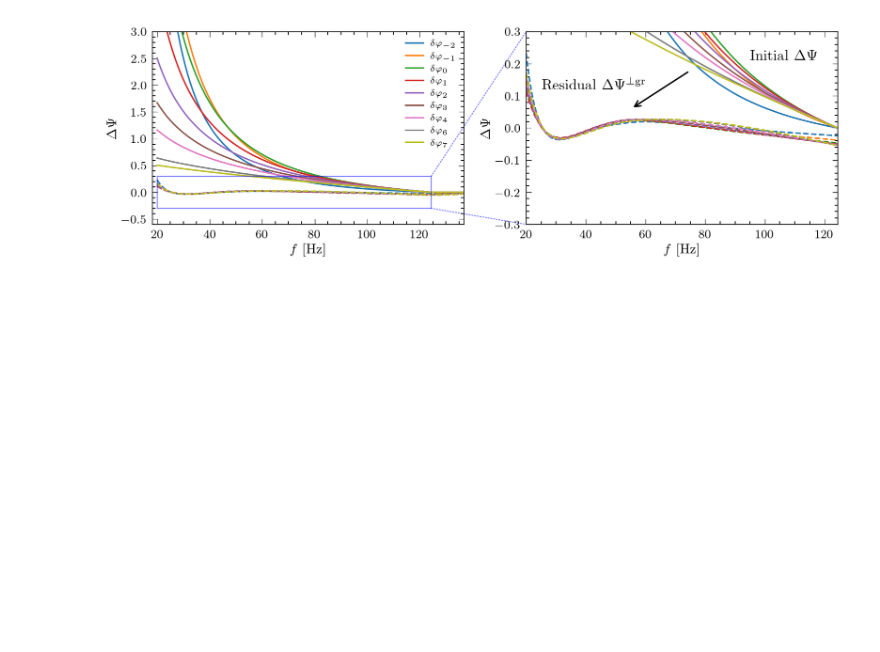
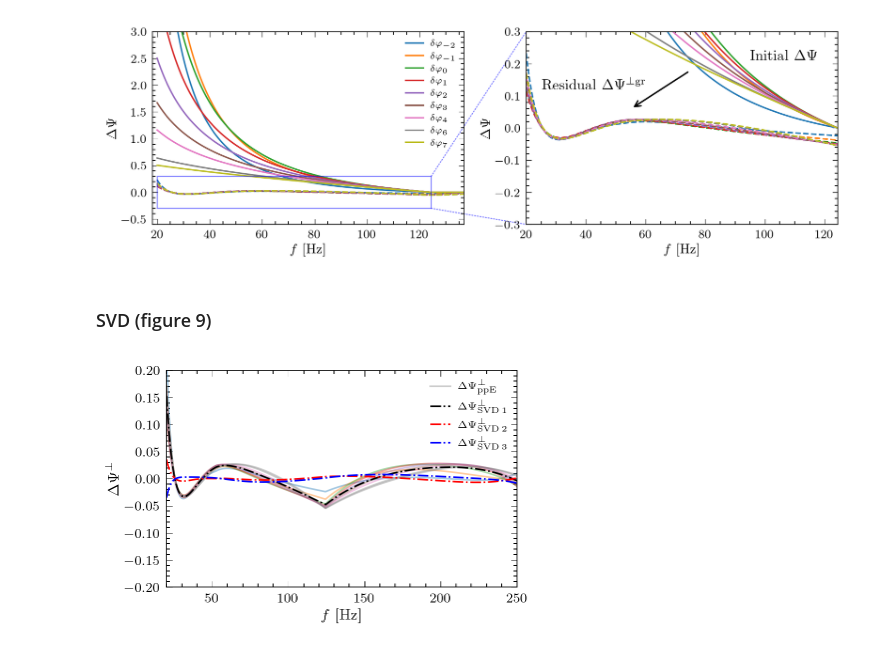
Before and after one commit to BrianCSeymour/waveform-geometry-testing-gr, a Jupyter notebook: ppe-perpendicular-plots.ipynb, the cells around one changed output. Saved outputs shown, nothing was run; the diff lists cells and outputs as text; code cells hidden in the pictures; blank space fills up the shorter version.

Commit message:
added svd demo to ppe-perpendicular-plots.ipynb

```diff
--- a/ppe-perpendicular-plots.ipynb
+++ b/ppe-perpendicular-plots.ipynb
@@ -142,7 +142,7 @@ def get_stuff(kinj):
     snr_dh = np.real(np.sum([lib.innprod(Dh[d], Dh[d], obj.psdO3, obj.freqs) for d in ["H1", "L1", "V1"]])**(1/2))
     snr_dhperp = np.real(np.sum([lib.innprod(dhperp[d], dhperp[d], obj.psdO3, obj.freqs) for d in ["H1", "L1", "V1"]])**(1/2))
     snr_dhpara = np.real(np.sum([lib.innprod(dhpara[d], dhpara[d], obj.psdO3, obj.freqs) for d in ["H1", "L1", "V1"]])**(1/2))
-    res = {'freqs' : freqs, 'dpsi_inj' : dpsi_inj, 'dpsi_perp' : dpsi_perp, 'dh' : Dh["H1"], 'h' : hgr["H1"], 'dh_perp' : dhperp["H1"], 'dx_bias' : dx_bias, 'dx_stat' : dx_stat, 'snr':snr, 'snr_dh':snr_dh, 'snr_dhperp':snr_dhperp, 'snr_dhpara':snr_dhpara}
+    res = {'freqs' : freqs, 'dpsi_inj' : dpsi_inj, 'dpsi_perp' : dpsi_perp, 'dh' : Dh, 'h' : hgr, 'dh_perp' : dhperp, 'dx_bias' : dx_bias, 'dx_stat' : dx_stat, 'snr':snr, 'snr_dh':snr_dh, 'snr_dhperp':snr_dhperp, 'snr_dhpara':snr_dhpara}
 
 
 
@@ -334,3 +334,5 @@ plt.tight_layout()
 plt.show()
 # %% [output]
 [figure]
+# %% [markdown]
+### SVD (figure 9)
@@ -336,0 +372,31 @@ plt.show()
+# %%
+kkplt = [-2,-1,0,1, 2,3,4,6, 7]
+
+for k in kkplt:
+    # line, = plt.plot(obj.freqs,np.real(resDh[obj.k2str[k]]["H1"] / hgr["H1"]/1j), label=rf"$\Delta \Psi_{{ {k:d} }}$")
+    res = get_stuff(k)
+    norm = res['snr_dhperp'] / snr_dhperp_plt
+    if k!=7:
+        plt.plot(obj.freqs,np.real(res["dpsi_perp"]/norm), alpha=0.4)
+    else:
+        plt.plot(obj.freqs, np.real(res["dpsi_perp"]/norm), alpha=0.4, c = "gray", label=r"$\Delta \Psi_\mathrm{ppE }^\perp$")
+
+np.seterr(divide='ignore', invalid='ignore')
+cc = ["k","r","b","gray","m"]
+norm = np.sqrt(obj.freqs)
+for i in range(3): # printing 3 most important singular vectors
+    dpsi_svd = Vh[i][:len(res["h"]["H1"])] / weight / np.abs(res["h"]["H1"]) * s[i] / np.sqrt(len(kkplt))
+    plt.plot(obj.freqs, dpsi_svd, label=rf"$\Delta \Psi_{{\mathrm{{SVD}}\, {i+1:d} }}^\perp$",ls = "-.",c=cc[i])
+
+
+plt.xlim(20, 250)
+plt.ylim(-0.2,0.2)
+plt.legend(loc=1)
+
+plt.xlabel(r"$f$ [Hz]")
+plt.ylabel(r"$\Delta \Psi^\perp$")
+# plt.savefig(datestr + "-svd-example-refactored.pdf", bbox_inches='tight', pad_inches=0)
+
+plt.show()
+# %% [output]
+[figure, added]
```
Also changed, not shown: parts of 5 cells of this notebook, 1 other file.
